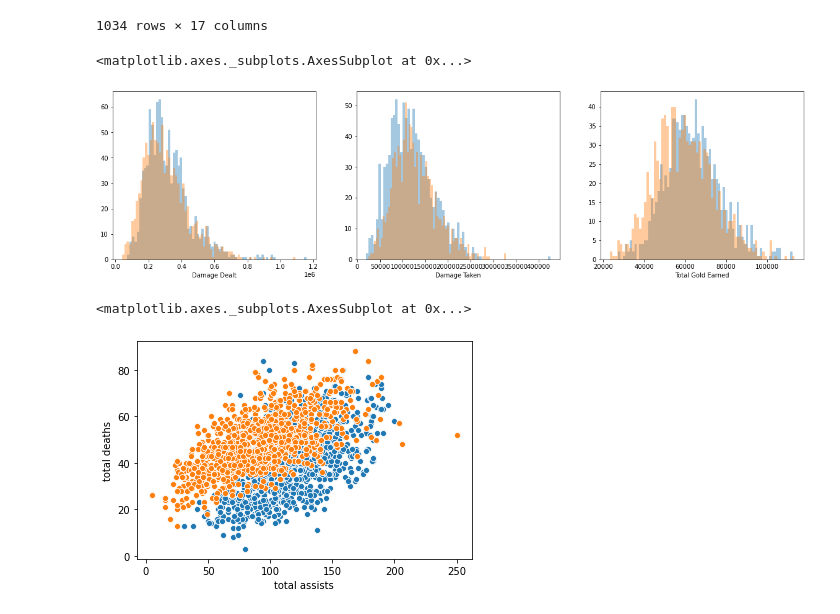
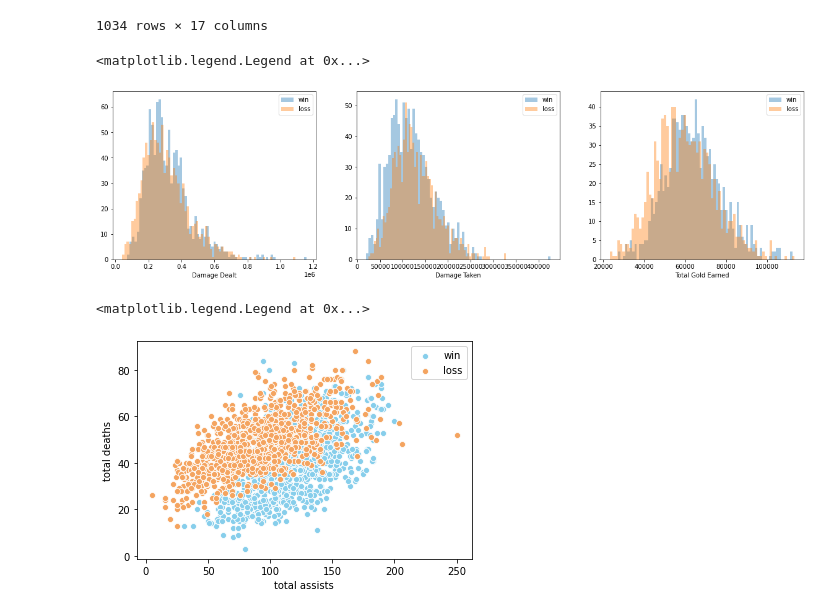
Before and after one commit to VickusWan/League_ARAM_prediction_model, a Jupyter notebook: League DATA VIZ.ipynb, the cells around one changed output. Drawn from its saved outputs; the diff is of its cells as text; code cells hidden in the pictures.

```diff
--- a/League DATA VIZ.ipynb
+++ b/League DATA VIZ.ipynb
@@ -86,12 +86,16 @@ sns.distplot(dT_w, kde = False, bins = 75, ax=axes[1])
 sns.distplot(dT_L, kde = False, bins = 75, ax=axes[1])
 sns.distplot(gold_w, kde = False, bins = 75, ax=axes[2])
 sns.distplot(gold_L, kde = False, bins = 75, ax=axes[2])
+axes[0].legend(labels=['win', 'loss'])
+axes[1].legend(labels=['win', 'loss'])
+axes[2].legend(labels=['win', 'loss'])
 # %% [output]
-<matplotlib.axes._subplots.AxesSubplot at 0x...>
+<matplotlib.legend.Legend at 0x...>
-[figure, old version]
+[figure, new version]
 # %%
-sns.scatterplot(data=win_col, x='total assists', y='total deaths')
-sns.scatterplot(data=loss_col, x='total assists', y='total deaths')
+sns.scatterplot(data=win_col, x='total assists', y='total deaths', color='skyblue', legend = 'full')
+sns.scatterplot(data=loss_col, x='total assists', y='total deaths', color='sandybrown', legend = 'full')
+plt.legend(labels=['win', 'loss'])
 # %% [output]
-<matplotlib.axes._subplots.AxesSubplot at 0x...>
+<matplotlib.legend.Legend at 0x...>
-[figure, old version]
+[figure, new version]
```
Also changed, not shown: parts of 1 cell of this notebook.
